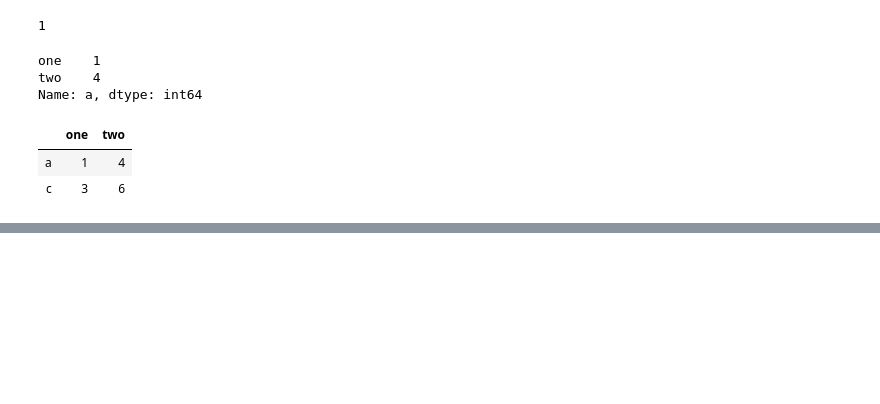
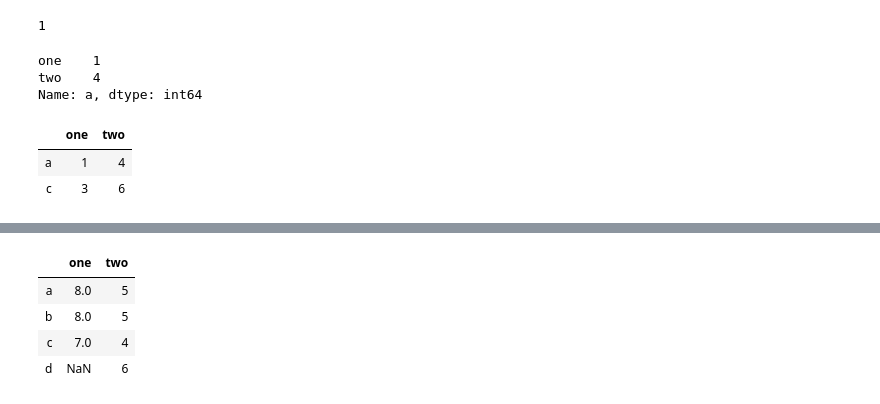
Before and after one commit to koking0/PythonAI, a Jupyter notebook: 第一模块_数据分析/Pandas_Learn.ipynb, the cells around one changed output, grey strips where cells are left out. Drawn from its saved outputs; the diff is of its cells as text; code cells hidden in the pictures; blank space fills up the shorter version.

```diff
--- a/第一模块_数据分析/Pandas_Learn.ipynb
+++ b/第一模块_数据分析/Pandas_Learn.ipynb
@@ -351,0 +385,8 @@ df.loc[['a', 'c'], :]
+# %%
+df1 + df2
+# %% [output]
+|  | one | two |
+| a | 8.0 | 5 |
+| b | 8.0 | 5 |
+| c | 7.0 | 4 |
+| d | NaN | 6 |
```
Also changed, not shown: parts of 43 cells of this notebook, 5 other files.
